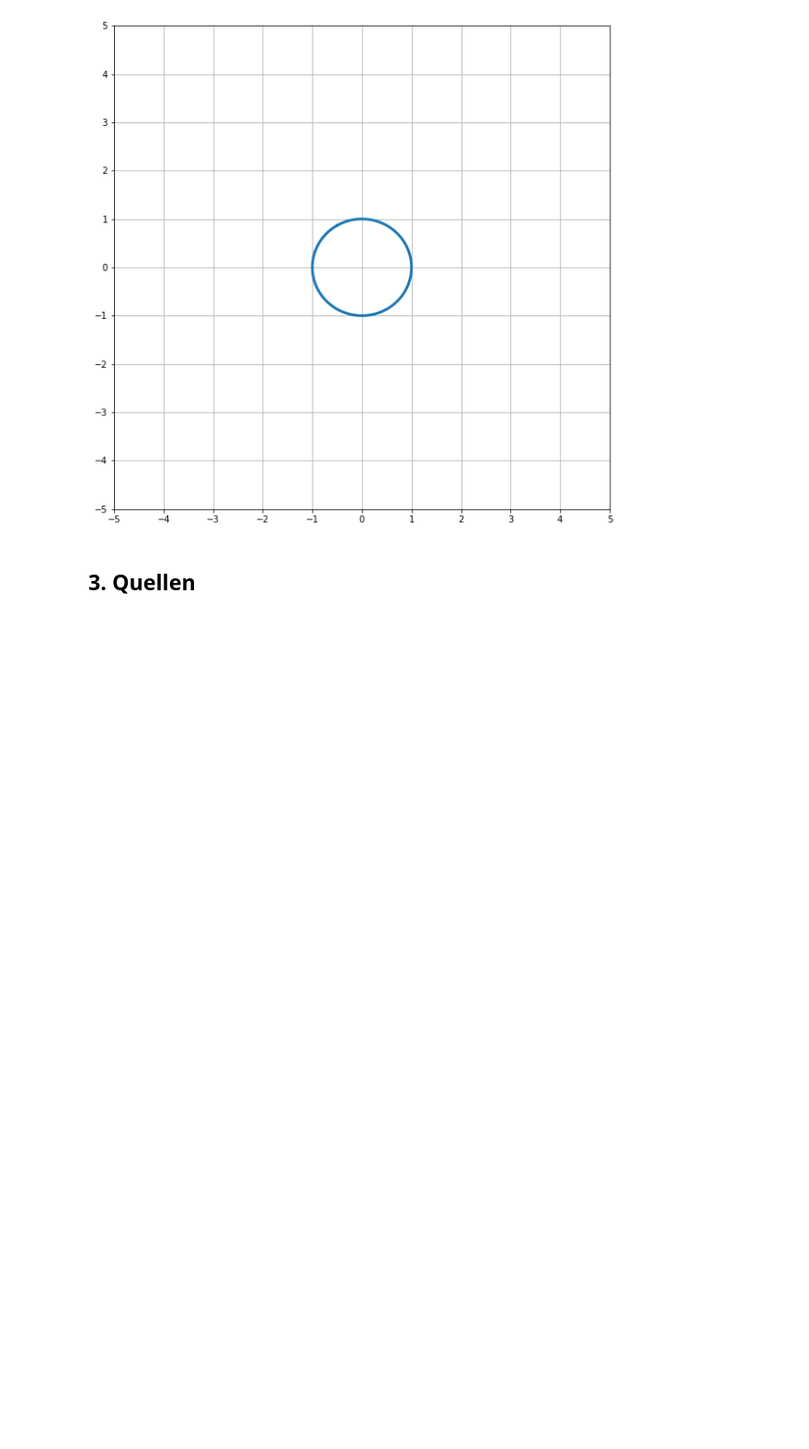
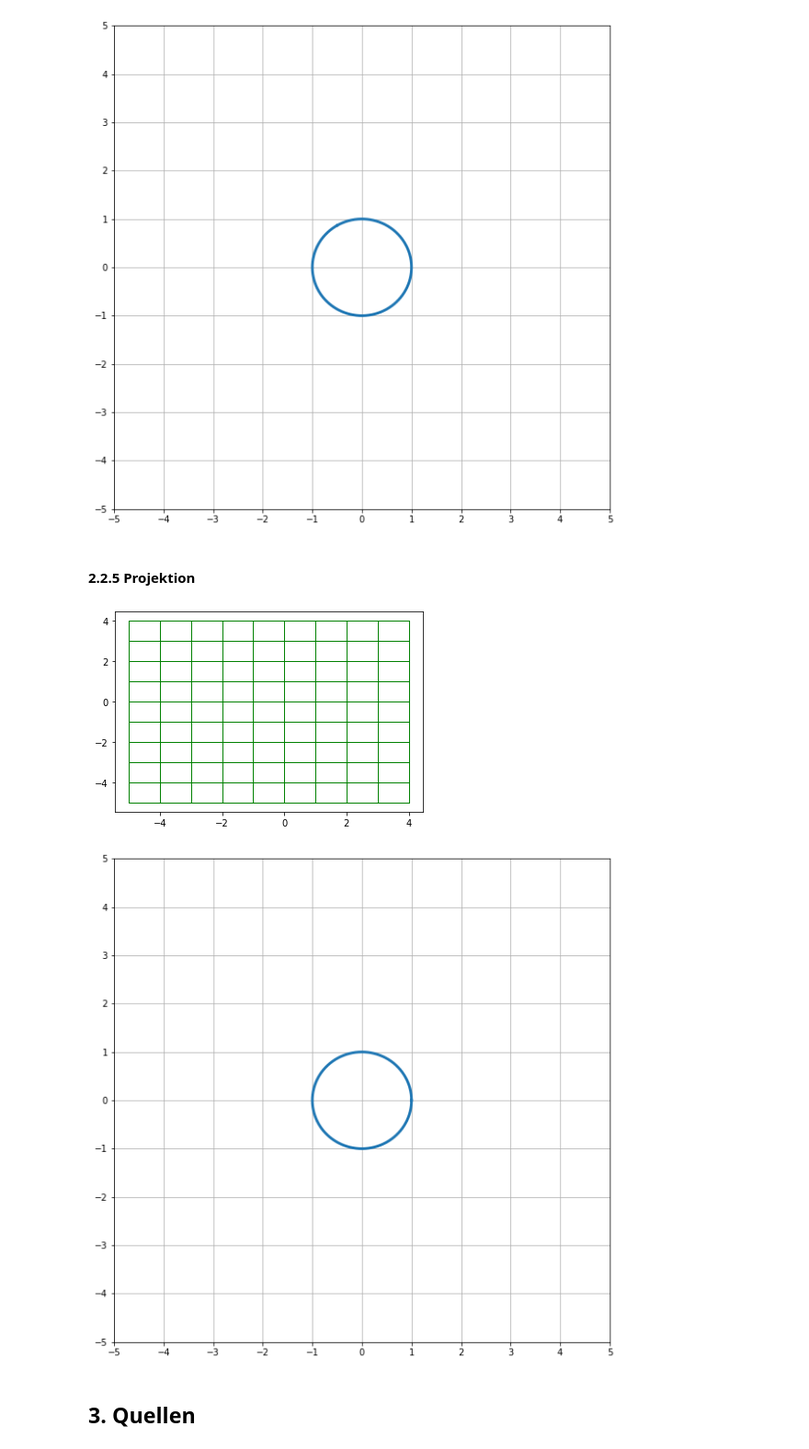
Before and after one commit to greatmerlin/SA_Lineare_Transformationen, a Jupyter notebook: Lineare_Transformationen.ipynb, the cells around one changed output. Shown: that part at 92% size. Drawn from its saved outputs; the diff is of its cells as text; code cells hidden in the pictures; blank space fills up the shorter version.

Commit message:
Kreis v1.9

```diff
--- a/Lineare_Transformationen.ipynb
+++ b/Lineare_Transformationen.ipynb
@@ -341,6 +341,39 @@ kreisLinAb(reflect1, reflect2)
 # %% [output]
 [figure]
 [figure]
+# %% [markdown]
+#### 2.2.5 Projektion
+# %%
+def projektionX(Vektor, projektionY = False):
+    e1 = np.array([1,0])
+    e2 = np.array([0,1])
+
+    e2[1] = 0
+
+    M = np.array([e1, e2])
+    LinAb = M @ Vektor
+    return LinAb
+# %%
+def projektionY(Vektor, projektionY = True):
+    e1 = np.array([1,0])
+    e2 = np.array([0,1])
+
+    e1[0] = 0
+
+    M = np.array([e1, e2])
+    LinAb = M @ Vektor
+    return LinAb
+# %%
+projektionTF = False
+
+proX = projektionX(e1, projektionTF)
+proY = projektionY(e2, projektionTF)
+
+draw_grid(proX, proY, x_lim, y_lim)
+kreisLinAb(proX, proY)
+# %% [output]
+[figure, added]
+[figure, added]
 # %% [markdown]
 ## 3. Quellen
 # %% [markdown]
```
Also changed, not shown: parts of 2 cells of this notebook.
